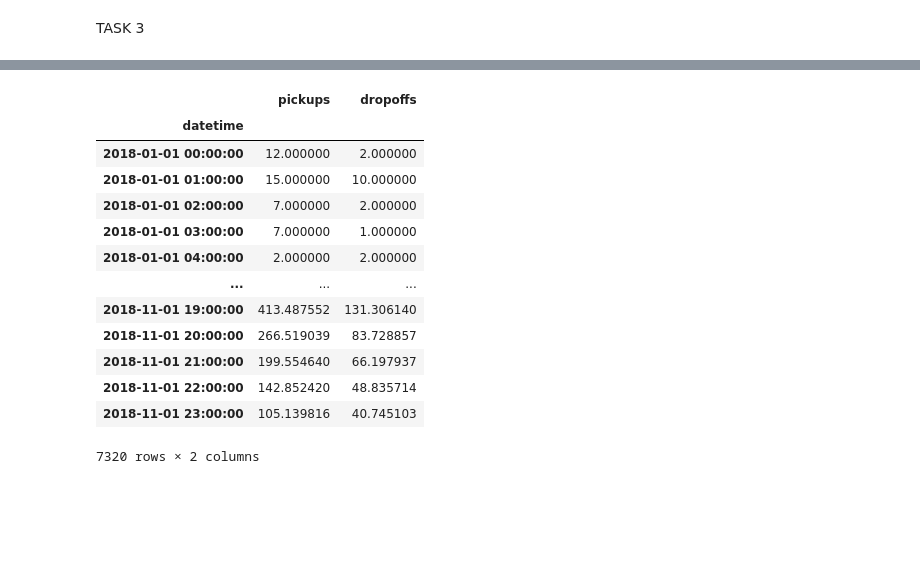
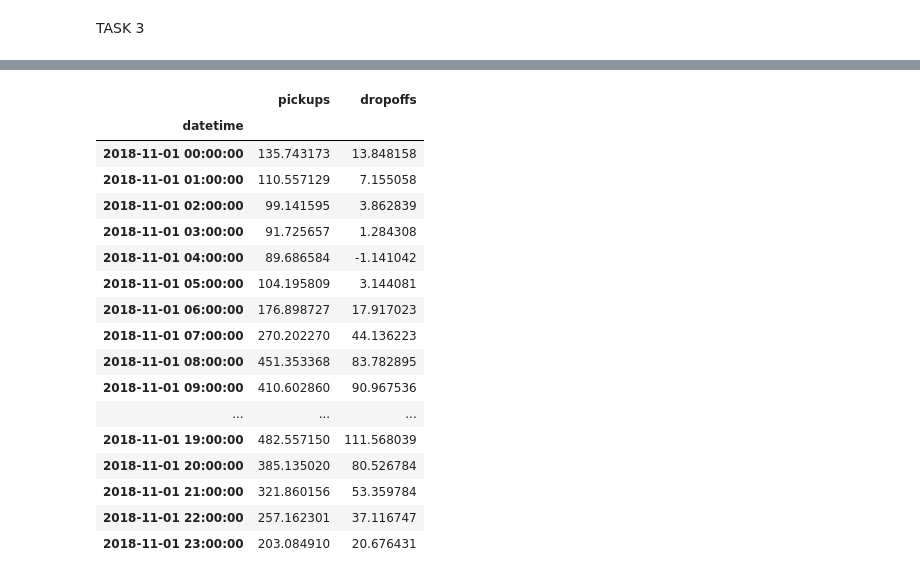
Before and after one commit to Andrejj23/city-bike, a Jupyter notebook: Vasilis/clustering.ipynb, the cells around one changed output, grey strips where cells are left out. Cells and saved outputs as stored; diff of their text form; code cells hidden in the pictures; blank space fills up the shorter version.

```diff
--- a/Vasilis/clustering.ipynb
+++ b/Vasilis/clustering.ipynb
@@ -192,7 +193,7 @@ data.head()
 # %% [markdown]
 Given a specific cluster, we filter the data by keeping only trips whose starting station belongs to the named cluster
 # %%
-target_clusters = [0]
+target_clusters = [11]
 
 data_filtered = data[data['start_cluster_27'].isin(target_clusters)].copy()
 
@@ -425,0 +453,5 @@ Create a combined dataframe that contains all pickups and dropoffs. We merge the
+# %%
+hourly_2018_pickups = chd_2018.loc['2018-01-01':'2018-12-31 23:00','pickups']
+hourly_2018_dropoffs = chd_2018_drop.loc['2018-01-01':'2018-12-31 23:00','dropoffs']
+hourly_2018_pickups_dropoffs = pd.concat([hourly_2018_pickups,hourly_2018_dropoffs], axis=1)
+hourly_2018_pickups_dropoffs.head()
@@ -426,39 +479,53 @@ Create a combined dataframe that contains all pickups and dropoffs. We merge the
+# %%
+# Train data: Strictly before the given date
+# Test data: Includes all dates from the input date and after
+train_net_pick = hourly_2018_pickups_dropoffs.loc[hourly_2018_pickups_dropoffs.index < date_input,'pickups']
+test_net_pick = hourly_2018_pickups_dropoffs.loc[hourly_2018_pickups_dropoffs.index >= date_input,'pickups']
+
+train_net_drop = hourly_2018_pickups_dropoffs.loc[hourly_2018_pickups_dropoffs.index < date_input,'dropoffs']
+test_net_drop = hourly_2018_pickups_dropoffs.loc[hourly_2018_pickups_dropoffs.index >= date_input,'dropoffs']
+
+
+# Fit ARIMA model for this cluster
+model1 = SARIMAX(train_net_pick, order=(1, 1, 1), seasonal_order=(1, 1, 1, 24))
+fitted1 = model1.fit(disp=False)
+
+model2 = SARIMAX(train_net_drop, order=(1, 1, 1), seasonal_order=(1, 1, 1, 24))
+fitted2 = model2.fit(disp=False)
+
+# Forecast next 24 hours pickups and dropoffs
+fc_pickups = fitted1.forecast(steps=24)
+fc_dropoffs = fitted2.forecast(steps=24)
 # %%
-train_data_df = pd.DataFrame(train_data)
-train_data_drop_df = pd.DataFrame(train_data_drop)
-
-# Merge train data columns for pickups and dropoffs (axis=1)
-merged_train_data = pd.concat([train_data_df, train_data_drop_df], axis=1)
-
-
-picks_forecast_df = pd.DataFrame(forecast)
+picks_forecast_df = pd.DataFrame(fc_pickups)
 picks_forecast_df.columns = ['pickups']
 picks_forecast_df.index.name = 'datetime'
 #picks_forecast_df.info()
 
-drops_forecast_df = pd.DataFrame(forecast_drop)
+drops_forecast_df = pd.DataFrame(fc_dropoffs)
 drops_forecast_df.columns = ['dropoffs']
 drops_forecast_df.index.name = 'datetime'
 #drops_forecast_df.info()
 
 # Combine forecasts into one DataFrame
 forecast_next_day = pd.concat([picks_forecast_df, drops_forecast_df], axis=1)
-forecast_next_day.columns = ['pickups', 'dropoffs']
-
-forecast_next_day_df =  pd.concat([merged_train_data,forecast_next_day], axis=0)
-forecast_next_day_df
+forecast_next_day
 # %% [output]
 |  | pickups | dropoffs |
 | datetime |  |  |
-| 2018-01-01 00:00:00 | 12.000000 | 2.000000 |
-| 2018-01-01 01:00:00 | 15.000000 | 10.000000 |
-| 2018-01-01 02:00:00 | 7.000000 | 2.000000 |
-| 2018-01-01 03:00:00 | 7.000000 | 1.000000 |
-| 2018-01-01 04:00:00 | 2.000000 | 2.000000 |
+| 2018-11-01 00:00:00 | 135.743173 | 13.848158 |
+| 2018-11-01 01:00:00 | 110.557129 | 7.155058 |
+| 2018-11-01 02:00:00 | 99.141595 | 3.862839 |
+| 2018-11-01 03:00:00 | 91.725657 | 1.284308 |
+| 2018-11-01 04:00:00 | 89.686584 | -1.141042 |
+| 2018-11-01 05:00:00 | 104.195809 | 3.144081 |
+| 2018-11-01 06:00:00 | 176.898727 | 17.917023 |
+| 2018-11-01 07:00:00 | 270.202270 | 44.136223 |
+| 2018-11-01 08:00:00 | 451.353368 | 83.782895 |
+| 2018-11-01 09:00:00 | 410.602860 | 90.967536 |
 | ... | ... | ... |
-| 2018-11-01 19:00:00 | 413.487552 | 131.306140 |
-| 2018-11-01 20:00:00 | 266.519039 | 83.728857 |
-| 2018-11-01 21:00:00 | 199.554640 | 66.197937 |
-| 2018-11-01 22:00:00 | 142.852420 | 48.835714 |
-| 2018-11-01 23:00:00 | 105.139816 | 40.745103 |
+| 2018-11-01 19:00:00 | 482.557150 | 111.568039 |
+| 2018-11-01 20:00:00 | 385.135020 | 80.526784 |
+| 2018-11-01 21:00:00 | 321.860156 | 53.359784 |
+| 2018-11-01 22:00:00 | 257.162301 | 37.116747 |
+| 2018-11-01 23:00:00 | 203.084910 | 20.676431 |
-7320 rows × 2 columns
```
Also changed, not shown: parts of 20 cells of this notebook.
